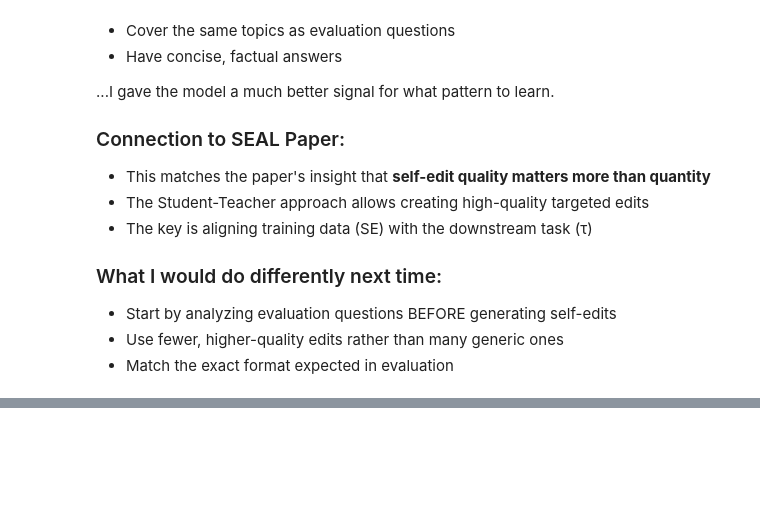
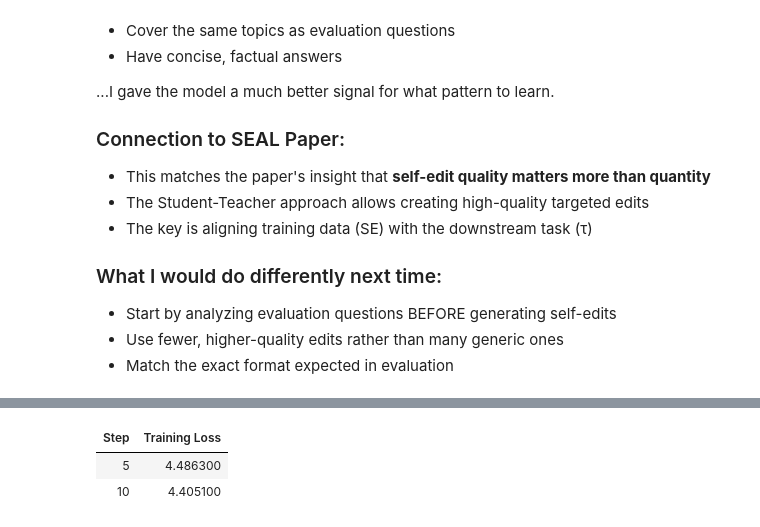
Before and after one commit to AbdeljalilOtman/Mini_SEAL_IMplimentation, a Jupyter notebook: Mini_SEAL .ipynb, the cells around one changed output, grey strips where cells are left out. Cells and saved outputs as stored; diff of their text form; code cells hidden in the pictures; blank space fills up the shorter version.

```diff
--- a/Mini_SEAL .ipynb
+++ b/Mini_SEAL .ipynb
@@ -1037,0 +1217,84 @@ The original Round 1 edits were too **generic** - they paraphrased the passage b
+# %%
+# Round 3: Fine-tune STARTING FROM Round 2 checkpoint (iterative SEAL)
+
+import json
+import torch
+from transformers import AutoModelForCausalLM, AutoTokenizer, Trainer, TrainingArguments, DataCollatorForLanguageModeling
+from peft import PeftModel, LoraConfig, get_peft_model, TaskType
+from datasets import Dataset
+
+# Load Round 3 edits
+with open("self_edits_round3.json", "r", encoding="utf-8") as f:
+    round3_edits = json.load(f)
+
+# Prepare training data
+train_texts_r3 = [edit["synthetic_example"] for edit in round3_edits]
+train_dataset_r3 = Dataset.from_dict({"text": train_texts_r3})
+
+print(f"🎯 Round 3: Training on {len(train_texts_r3)} paraphrased variations")
+print(f"   Starting from: Round 2 checkpoint (./lora_adapter_round2)")
+
+# Load Round 2 model as starting point
+model_name = "openai-community/gpt2"
+tokenizer_r3 = AutoTokenizer.from_pretrained("./lora_adapter_round2")
+tokenizer_r3.pad_token = tokenizer_r3.eos_token
+
+# Load base + Round 2 adapter
+base_model_r3 = AutoModelForCausalLM.from_pretrained(model_name, torch_dtype=torch.float32)
+model_r3 = PeftModel.from_pretrained(base_model_r3, "./lora_adapter_round2")
+
+# IMPORTANT: Merge Round 2 adapter into base, then apply fresh LoRA for Round 3
+# This allows continued learning without adapter stacking issues
+model_r3 = model_r3.merge_and_unload()
+print("✅ Merged Round 2 adapter into base weights")
+
+# Apply new LoRA adapter for Round 3 training
+lora_config_r3 = LoraConfig(
+    task_type=TaskType.CAUSAL_LM,
+    r=8,
+    lora_alpha=16,
+    lora_dropout=0.1,
+    target_modules=["c_attn"],
+)
+model_r3 = get_peft_model(model_r3, lora_config_r3)
+model_r3.print_trainable_parameters()
+
+# Tokenize dataset
+def tokenize_r3(examples):
+    return tokenizer_r3(examples["text"], truncation=True, max_length=256, padding="max_length")
+
+tokenized_r3 = train_dataset_r3.map(tokenize_r3, batched=True, remove_columns=["text"])
+
+# Training arguments - continue from Round 2's knowledge
+training_args_r3 = TrainingArguments(
+    output_dir="./lora_finetuned_gpt2_round3",
+    overwrite_output_dir=True,
+    num_train_epochs=4,  # Moderate epochs for paraphrased data
+    per_device_train_batch_size=2,
+    gradient_accumulation_steps=4,
+    learning_rate=2e-5,  # Slightly lower LR since we're refining
+    logging_steps=5,
+    save_steps=50,
+    save_total_limit=1,
+    fp16=False,
+    report_to="none",
+    dataloader_num_workers=0,
+)
+
+data_collator_r3 = DataCollatorForLanguageModeling(tokenizer=tokenizer_r3, mlm=False)
+
+trainer_r3 = Trainer(
+    model=model_r3,
+    args=training_args_r3,
+    train_dataset=tokenized_r3,
+    data_collator=data_collator_r3,
+)
+
+print("\n🚀 Starting Round 3 fine-tuning (building on Round 2)...")
+trainer_r3.train()
+
+# Save Round 3 adapter
+model_r3.save_pretrained("./lora_adapter_round3")
+tokenizer_r3.save_pretrained("./lora_adapter_round3")
+print("✅ Round 3 adapter saved to ./lora_adapter_round3")
+# %% [output]
@@ -1037,0 +1307,3 @@ The original Round 1 edits were too **generic** - they paraphrased the passage b
+| Step | Training Loss |
+| 5 | 4.486300 |
+| 10 | 4.405100 |
```
Also changed, not shown: parts of 30 cells of this notebook, 6 other files.
